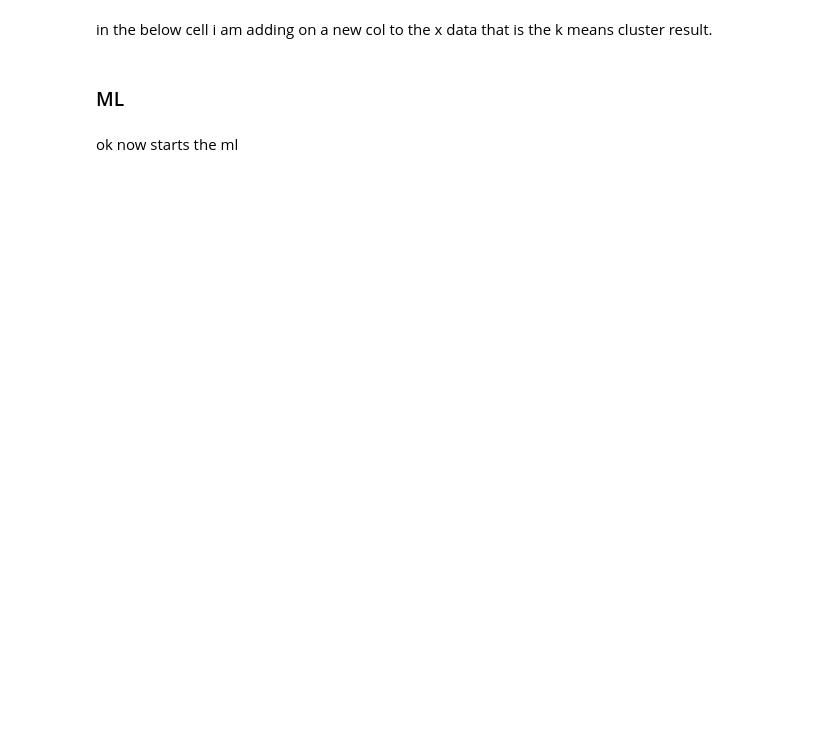
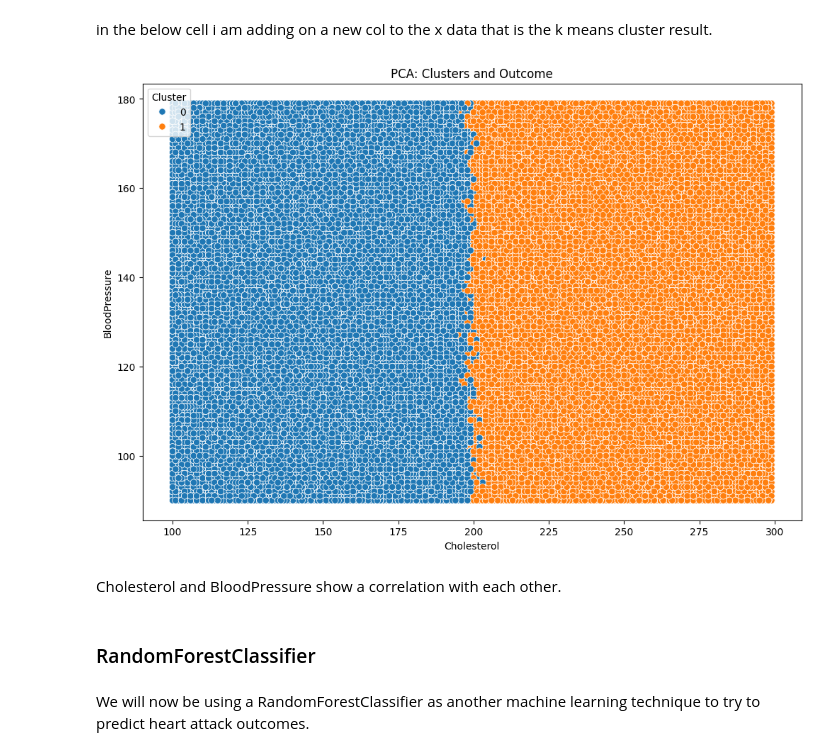
Before and after one commit to kchen3490/cmsc320-final, a Jupyter notebook: notebook.ipynb, the cells around one changed output. Saved outputs shown, nothing was run; the diff lists cells and outputs as text; code cells hidden in the pictures; blank space fills up the shorter version.

```diff
--- a/notebook.ipynb
+++ b/notebook.ipynb
@@ -351,6 +362,7 @@ Y = for_ml_heart_attack_df['Outcome']
 # split the data
 X_train, X_test, y_train, y_test = train_test_split(X, Y, test_size=0.2)
 
+X_train_no_norm = X_train.copy()
 
 binary_one_hot_cols = X_train.columns[X_train.apply(lambda col: set(col.unique()) == {0, 1})]
 
@@ -360,12 +372,6 @@ X_test_binary_one_hot = X_test[binary_one_hot_cols]
 
 X_train_cont = X_train.drop(columns = binary_one_hot_cols)
 
-
-# # Scaling the X data        changed it sot hat second one is just transform.
-# scaler = StandardScaler()
-# X_train = scaler.fit_transform(X_train)
-# X_test = scaler.transform(X_test)
-
 # Scaling the X data        changed it sot hat second one is just transform.
 scaler = StandardScaler()
 X_train = scaler.fit_transform(X_train_cont)
@@ -642,5 +561,25 @@ ill still add the k means as an extra feautre tho.
 # %% [markdown]
 in the below cell i am adding on a new col to the x data that is the k means cluster result.
+# %%
+def plot_clusters(Xer,  title, xlabel, ylabel, for_ml_df_0):
+
+    for_ml_df = pd.DataFrame(for_ml_df_0, columns=list(continuous_features) + list(binary_features))
+    fig, ax = plt.subplots(figsize=(12, 8))
+    kmeans = KMeans(n_clusters=2, random_state=seed).fit(Xer)
+    for_ml_df['Cluster'] = pd.Categorical(kmeans.labels_)
+    sns.scatterplot(x=for_ml_df["Cholesterol"],y=for_ml_df["BloodPressure"], hue="Cluster", data=for_ml_df,s=45,legend="full")
+
+    plt.title(title)
+    plt.xlabel(xlabel)
+    plt.ylabel(ylabel)
+    plt.show()
+
+plotclusterxtrain = X_train_no_norm.copy()
+plot_clusters(X_pca, 'PCA: Clusters and Outcome', 'Cholesterol', 'BloodPressure', plotclusterxtrain)
+# %% [output]
+[figure, added]
+# %% [markdown]
+Cholesterol and BloodPressure show a correlation with each other.
 # %%
 
 # cluster_labels_tr = KMeans(n_clusters=2, random_state=seed).fit_predict(X_pca)
@@ -678,9 +617,9 @@ cluster_labels_te_one_hot = encoder.transform(cluster_labels_te).toarray()
 X_train_c = np.hstack((X_train,cluster_labels_tr_one_hot ))
 X_test_c = np.hstack((X_test,cluster_labels_te_one_hot ))
 # %% [markdown]
-### ML
+### RandomForestClassifier
-# %% [markdown]
-ok now starts the ml
+# %% [markdown]
+We will now be using a RandomForestClassifier as another machine learning technique to try to predict heart attack outcomes.
 # %%
 from sklearn.ensemble import RandomForestClassifier
 
```
Also changed, not shown: parts of 44 cells of this notebook.
